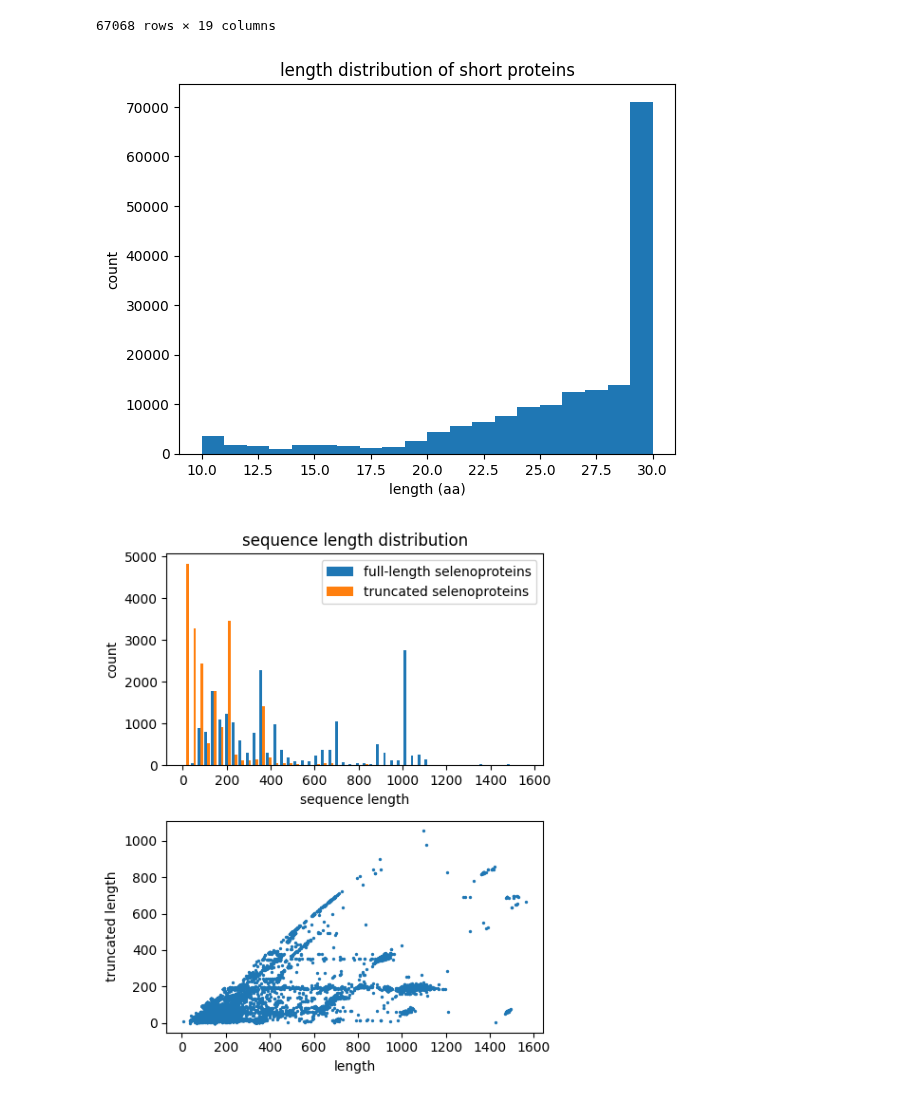
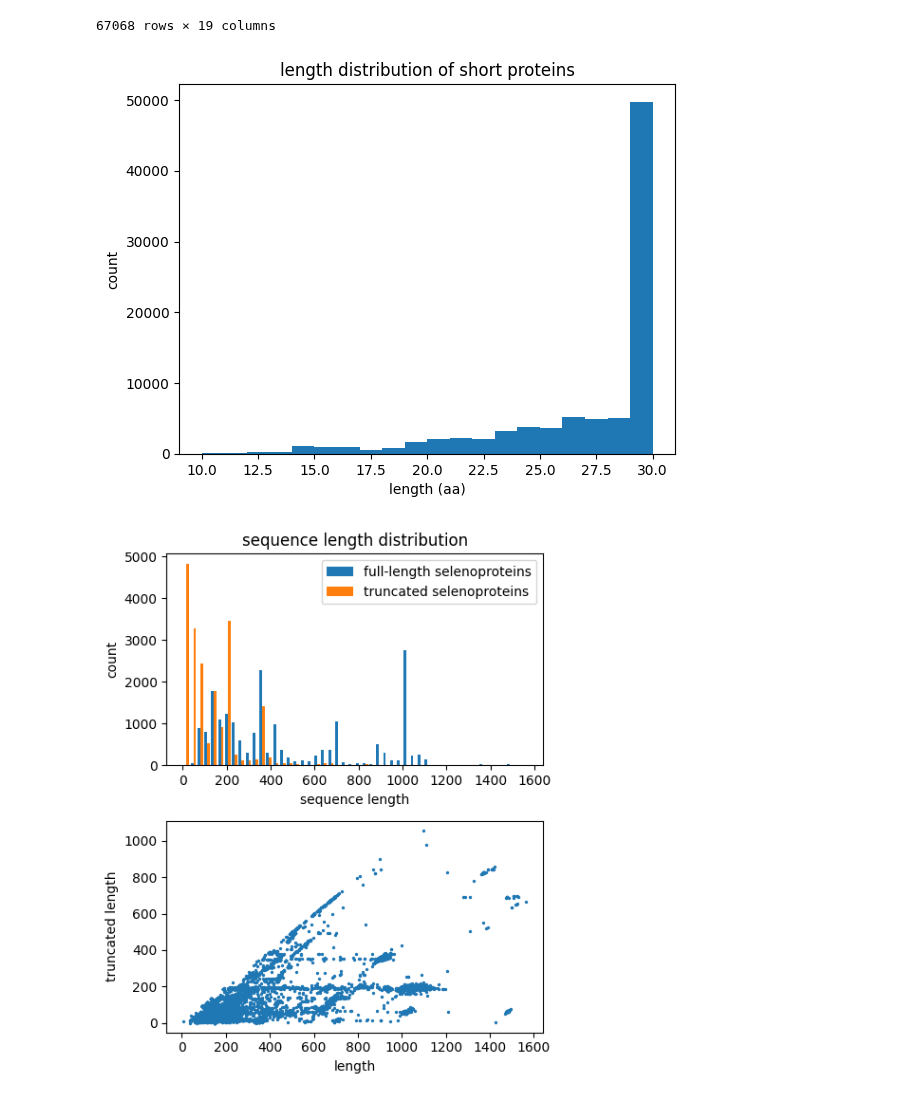
Before and after one commit to pipparichter/selenobot, a Jupyter notebook: notebooks/sandbox.ipynb, the cells around one changed output. Cells and saved outputs as stored; diff of their text form; code cells hidden in the pictures.

```diff
--- a/notebooks/sandbox.ipynb
+++ b/notebooks/sandbox.ipynb
@@ -125,18 +106,20 @@ Numbes of full-length sequences shorter than 30 aa: 148
 # %%
 # These sequences were obtained from UniProt TREMBL (i.e. not reviewed). All sequences are bacterial, and the length range was specified
 # as anywhere from 10 to 30 amino acids.
 short_df = pd.read_csv(os.path.join(DATA_DIR, 'uniprot_short.csv'), index_col='id')
+short_df = short_df[short_df.non_terminal_residue.isnull()]
+short_df.to_csv(os.path.join(DATA_DIR, 'uniprot_short.csv'))
 
 lengths = short_df.seq.apply(len)
 
 fig, ax = plt.subplots(1)
 ax.hist(lengths, bins=20)
 ax.set_xlabel('length (aa)')
 ax.set_ylabel('count')
 ax.set_title('length distribution of short proteins')
 plt.show()
 # %% [output]
-[figure, old version]
+[figure, new version]
 # %%
 # Want to generate a dataset containing truncated non-selenoproteins and short full-length proteins.
 
```
Also changed, not shown: parts of 2 cells of this notebook, 1 other file.
